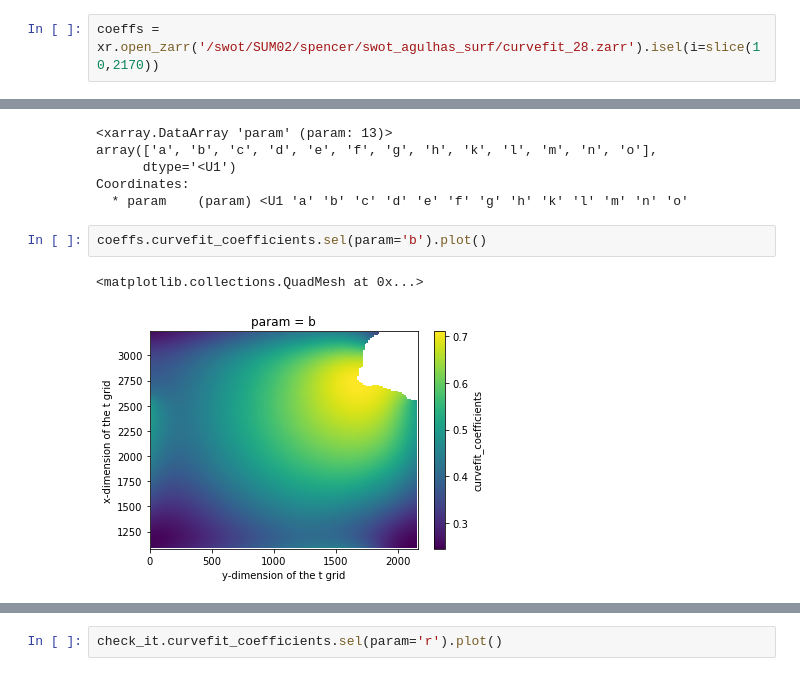
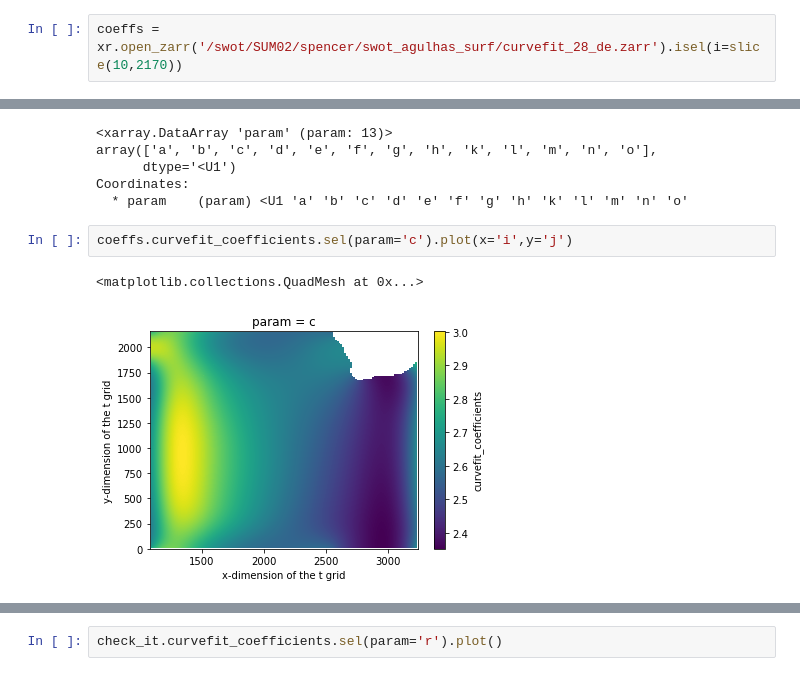
Before and after one commit to cspencerjones/separating-balanced, a Jupyter notebook: python/ginsburg_results/harmonic_tidal_fit.ipynb, the cells around one changed output, grey strips where cells are left out. Drawn from its saved outputs; the diff is of its cells as text.

```diff
--- a/python/ginsburg_results/harmonic_tidal_fit.ipynb
+++ b/python/ginsburg_results/harmonic_tidal_fit.ipynb
@@ -122,5 +203,5 @@ for ii in range(0,216):
 # %%
-coeffs = xr.open_zarr('/swot/SUM02/spencer/swot_agulhas_surf/curvefit_28.zarr').isel(i=slice(10,2170))
+coeffs = xr.open_zarr('/swot/SUM02/spencer/swot_agulhas_surf/curvefit_28_de.zarr').isel(i=slice(10,2170))
 # %%
 coeffs.param
 # %% [output]
@@ -130,10 +211,10 @@ array(['a', 'b', 'c', 'd', 'e', 'f', 'g', 'h', 'k', 'l', 'm', 'n', 'o'],
 Coordinates:
   * param    (param) <U1 'a' 'b' 'c' 'd' 'e' 'f' 'g' 'h' 'k' 'l' 'm' 'n' 'o'
 # %%
-coeffs.curvefit_coefficients.sel(param='b').plot()
+coeffs.curvefit_coefficients.sel(param='c').plot(x='i',y='j')
 # %% [output]
 <matplotlib.collections.QuadMesh at 0x...>
-[figure, old version]
+[figure, new version]
 # %%
 check_it.curvefit_coefficients.sel(param='c').plot()
 check_it.curvefit_coefficients.sel(param='e').plot()
```
Also changed, not shown: parts of 68 cells of this notebook, 5 other files.
